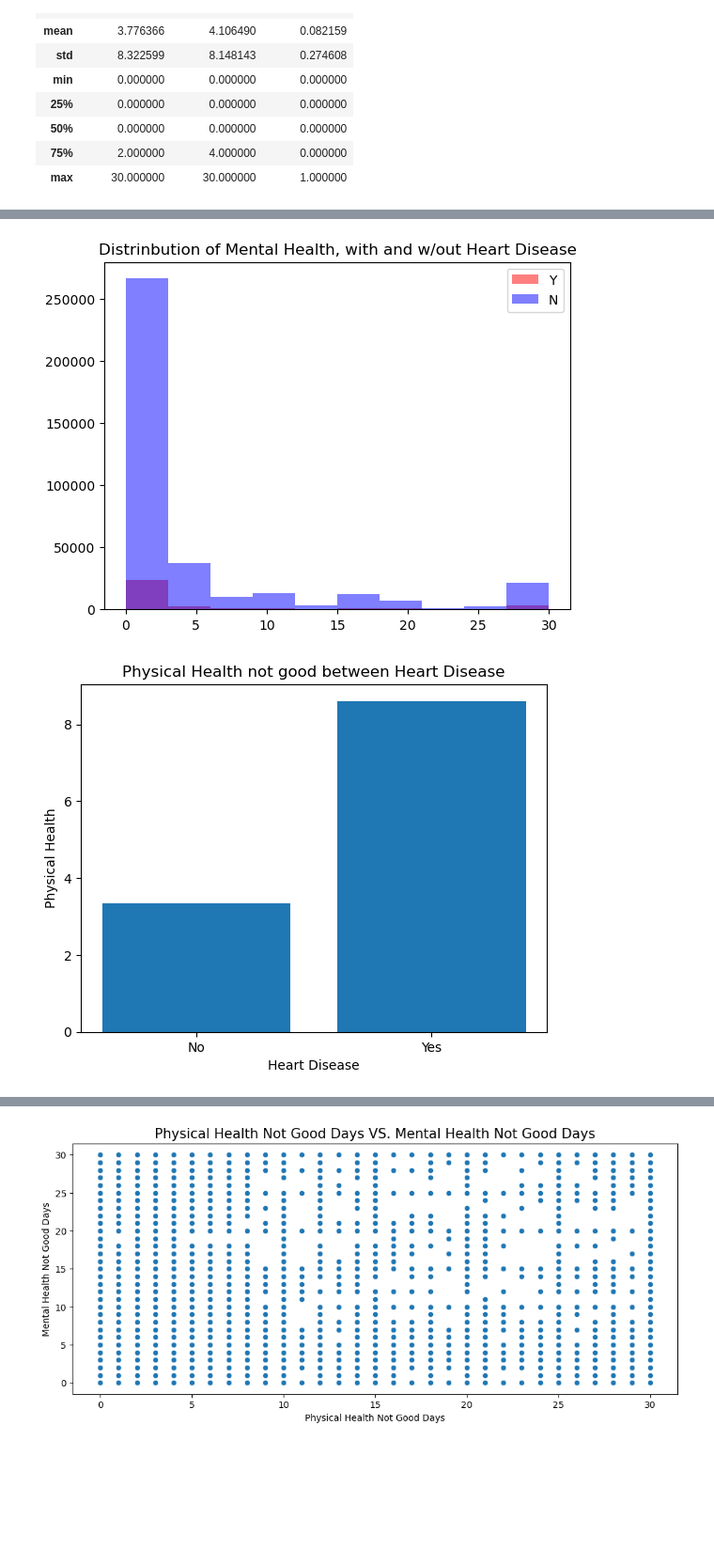
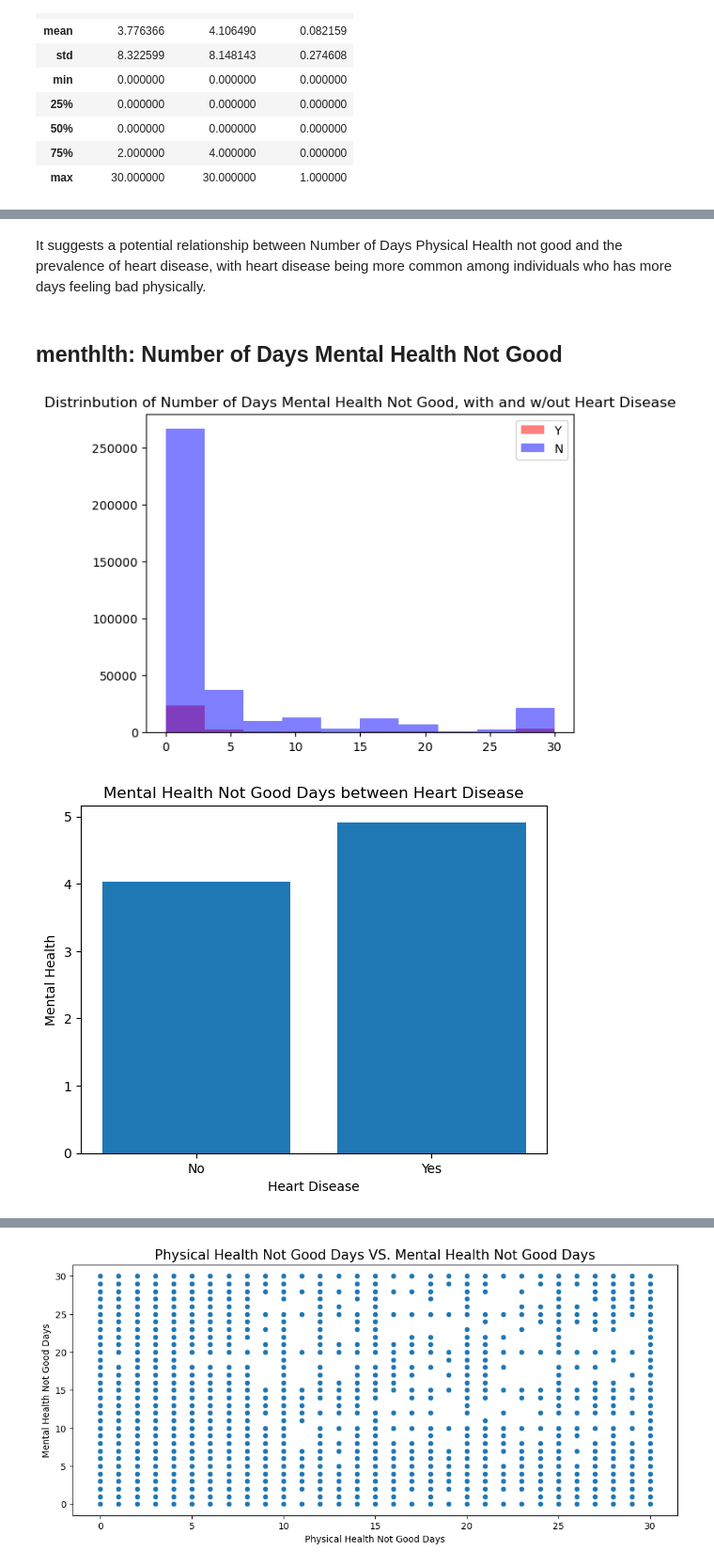
Before and after one commit to blueran21/heart_disease_classification, a Jupyter notebook: code/4_Ran_EDA.ipynb, the cells around one changed output, grey strips where cells are left out. Shown at 94% size. Drawn from its saved outputs; the diff is of its cells as text; code cells hidden in the pictures; blank space fills up the shorter version.

```diff
--- a/code/4_Ran_EDA.ipynb
+++ b/code/4_Ran_EDA.ipynb
@@ -243,19 +301,23 @@ plt.title('Distrinbution of Physical Health, with and w/out Heart Disease');
+# %% [markdown]
+It suggests a potential relationship between Number of Days Physical Health not good and the prevalence of heart disease, with heart disease being more common among individuals who has more days feeling bad physically.
+# %% [markdown]
+## menthlth: Number of Days Mental Health Not Good
 # %%
-heart_disease = df_ran[df_ran['Heart Disease'] == 'Yes']
-no_heart_disease = df_ran[df_ran['Heart Disease'] == 'No']
+heart_disease = df_ran[df_ran['_michd'] == 'Yes']
+no_heart_disease = df_ran[df_ran['_michd'] == 'No']
 
 plt.hist(heart_disease['menthlth'], color = 'r', alpha = 0.5, label = 'Y')
 plt.hist(no_heart_disease['menthlth'], color = 'b', alpha = 0.5, label = 'N')
 
 plt.legend()
-plt.title('Distrinbution of Mental Health, with and w/out Heart Disease');
+plt.title('Distrinbution of Number of Days Mental Health Not Good, with and w/out Heart Disease');
 # %% [output]
-[figure, old version]
+[figure, new version]
 # %%
-df_rate = df.groupby('_michd').agg({'physhlth': 'mean'})
-plt.bar(df_rate.index, df_rate['physhlth'])
-plt.title('Physical Health not good between Heart Disease')
+df_rate = df.groupby('_michd').agg({'menthlth': 'mean'})
+plt.bar(df_rate.index, df_rate['menthlth'])
+plt.title('Mental Health Not Good Days between Heart Disease')
 plt.xlabel('Heart Disease')
-plt.ylabel('Physical Health');
+plt.ylabel('Mental Health');
 # %% [output]
-[figure, old version]
+[figure, new version]
```
Also changed, not shown: parts of 88 cells of this notebook.
